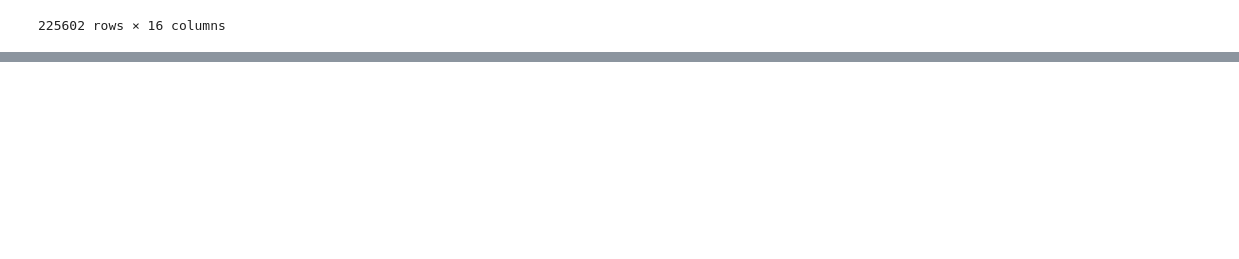
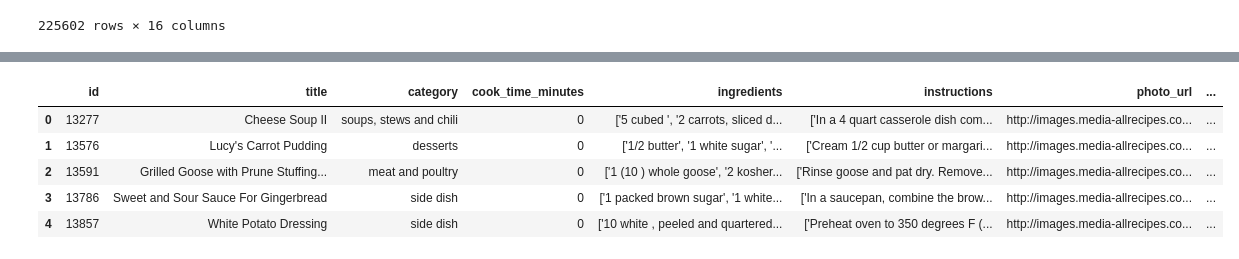
Before and after one commit to scalka/GraduationProject, a Jupyter notebook: Content based.ipynb, the cells around one changed output, grey strips where cells are left out. Cells and saved outputs as stored; diff of their text form; code cells hidden in the pictures; blank space fills up the shorter version.

```diff
--- a/Content based.ipynb
+++ b/Content based.ipynb
@@ -198,0 +214,33 @@ recipes.head()
+# %%
+from functools import reduce
+
+# Function to convert all strings to lower case and strip names of spaces
+repls = ('cups', ''), ('cup', ''), ('potatoes', ''), ('tablespoons', ''), ('pounds', ''), ('pound', '')
+
+#return reduce(lambda a, kv: a.replace(*kv), repls, x)
+def clean_data(x):
+    if isinstance(x, list):
+        return [str.lower(reduce(lambda a, kv: a.replace(*kv), repls, x)) for i in x]
+    else:
+        #Check if director exists. If not, return empty string
+        if isinstance(x, str):
+            return str.lower(reduce(lambda a, kv: a.replace(*kv), repls, x))
+        else:
+            return ''
+# %%
+
+
+# Apply clean_data function to your features.
+features = ['ingredients', 'category', 'description']
+
+for feature in features:
+    recipes[feature] = recipes[feature].apply(clean_data)
+
+recipes.head()
+# %% [output]
+|  | id | title | category | cook_time_minutes | ingredients | instructions | photo_url | ... |
+| 0 | 13277 | Cheese Soup II | soups, stews and chili | 0 | ['5 cubed ', '2 carrots, sliced d... | ['In a 4 quart casserole dish com... | http://images.media-allrecipes.co... | ... |
+| 1 | 13576 | Lucy's Carrot Pudding | desserts | 0 | ['1/2 butter', '1 white sugar', '... | ['Cream 1/2 cup butter or margari... | http://images.media-allrecipes.co... | ... |
+| 2 | 13591 | Grilled Goose with Prune Stuffing... | meat and poultry | 0 | ['1 (10 ) whole goose', '2 kosher... | ['Rinse goose and pat dry. Remove... | http://images.media-allrecipes.co... | ... |
+| 3 | 13786 | Sweet and Sour Sauce For Gingerbread | side dish | 0 | ['1 packed brown sugar', '1 white... | ['In a saucepan, combine the brow... | http://images.media-allrecipes.co... | ... |
+| 4 | 13857 | White Potato Dressing | side dish | 0 | ['10 white , peeled and quartered... | ['Preheat oven to 350 degrees F (... | http://images.media-allrecipes.co... | ... |
```
Also changed, not shown: parts of 15 cells of this notebook.
